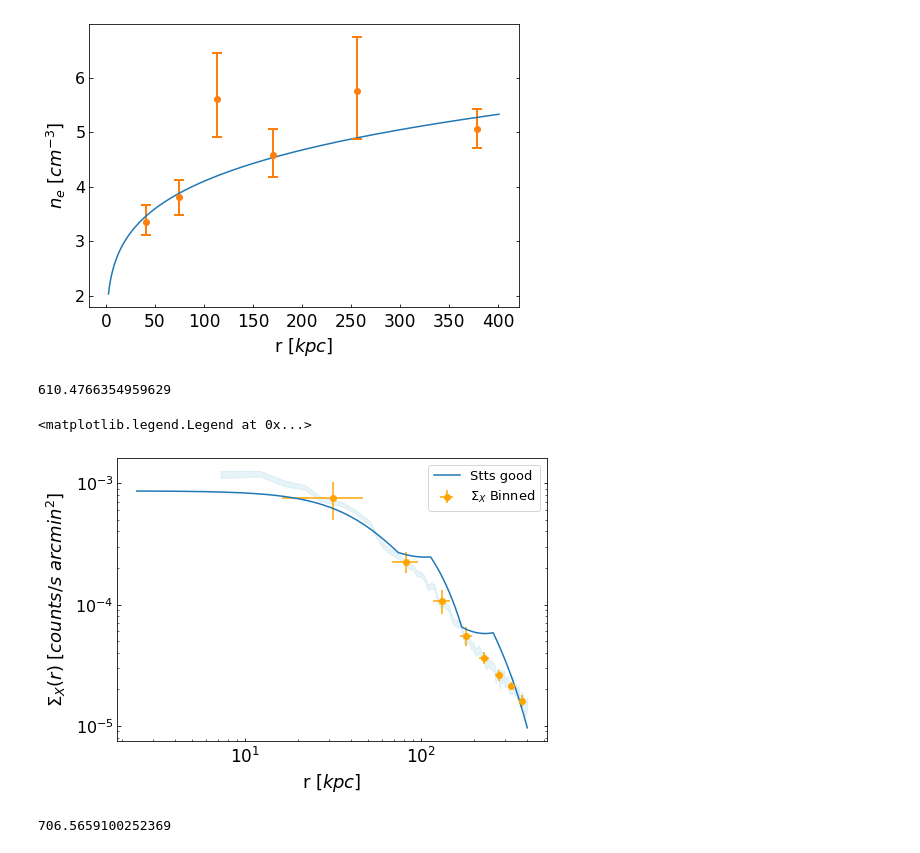
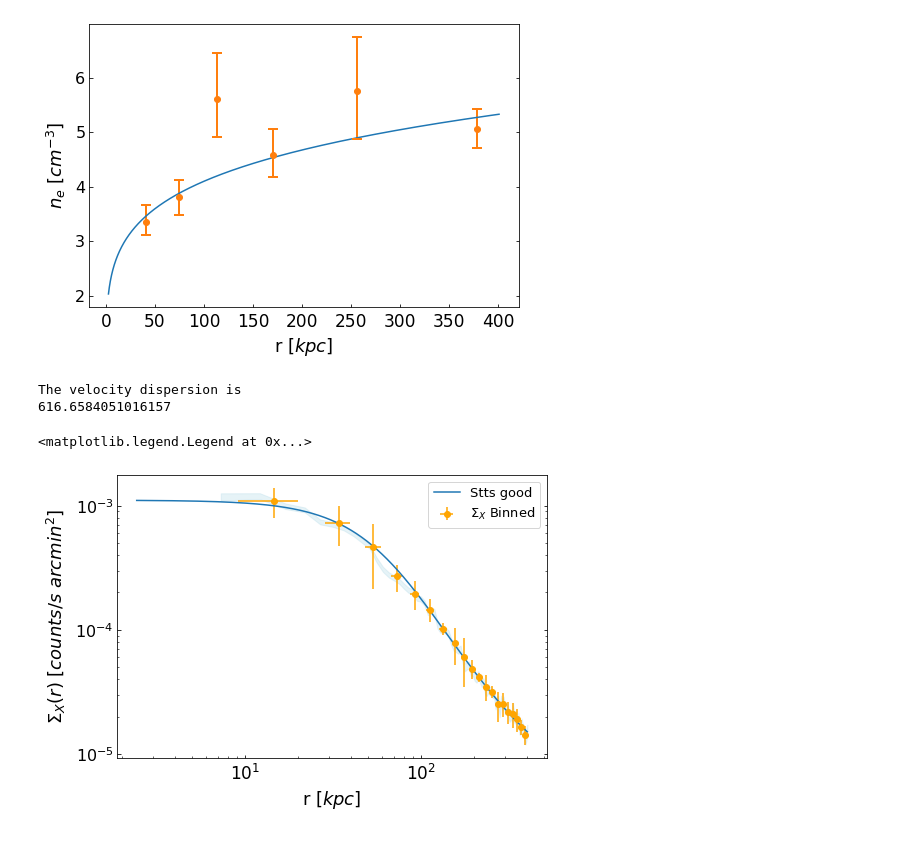
Before and after one commit to lorevannini/Cluster_exercise, a Jupyter notebook: Exrcise.ipynb, the cells around one changed output. Drawn from its saved outputs; the diff is of its cells as text; code cells hidden in the pictures.

```diff
--- a/Exrcise.ipynb
+++ b/Exrcise.ipynb
@@ -74,4 +85,4 @@ n_max=n+n_error
 ###abundance
 mu=0.6
 
-num_bins = 8
+num_bins = 20
@@ -307,7 +389,7 @@ kT_error = [kT - kT_minerror, kT_maxerror - kT]
 def T_clus(b, I, r, beta):
     return I*np.power((1+(b/r)**2), 3/2*beta)
 
-kT_error = (kT_maxerror + kT_minerror)
+kT_error = (kT_maxerror + kT_minerror)/2
 
 ppot, covp= curve_fit(T_clus, r_T, kT , sigma=kT_error, p0=[1.23402149, 0.08747063, 0.06041828])
 
@@ -349,13 +427,15 @@ plt.show()
 [figure]
 # %%
 sigma_f=(np.sqrt(beta_f*5*erg/(mu*m_p)))*1e-5
+
+print("The velocity dispersion is")
 print(sigma_f)
-T_F
 
 
-kT=T_clus(r_means, T_F, r_TT, alpha)
+kT=T_clus(r_SB, T_F, r_TT, alpha)
 # %% [output]
-610.4766354959629
+The velocity dispersion is
+616.6584051016157
 # %%
 def beta_bright_T(inputs, I, r, sigma):
 
@@ -364,42 +444,74 @@ def beta_bright_T(inputs, I, r, sigma):
     m_p = 1.672e-24
     return I * np.power((1 + (b / r) ** 2), 1/2 - 3 * ((sigma ** 2)*(mu * m_p)/kT ))
 
-inputs = (r_means, kT*erg)
+inputs = (r_SB, kT*erg)
 guess=[1e-3, 50, 1e7]
 
-popt, pcov = curve_fit(beta_bright_T, inputs, SB_means2, p0=guess, sigma=SB_stds2)
-I_f, r_f, sigma_f=popt
+popt, pcov = curve_fit(beta_bright_T, inputs, SB_main, p0=guess, sigma=3*SB_stdv)
+I_T, rr_T, sigma_T=popt
 # %%
 
-kT=kT_intp(rr)
-inp=(rr, kT*erg)
+T=T_clus(rr, T_F, r_TT, alpha)
+inp=(rr, T*erg)
 
 plt.figure(figsize=(7.7, 5.2))
-plt.plot(rr, beta_bright_T(inp, I_f, r_f, sigma_f), label="Stts good")
+plt.plot(rr, beta_bright_T(inp,I_T, rr_T, sigma_T), label="Stts good")
 
 
-plt.errorbar(r_means, SB_means, yerr=SB_stds, xerr=r_stds, fmt='o', color='orange', label='$\Sigma_X$ Binned')
+plt.errorbar(r_SB, SB_main, yerr=3*SB_stdv, xerr=r_SB_stdv, fmt='o', color='orange', label='$\Sigma_X$ Binned')
 plt.xscale('log')
 plt.yscale('log')
 
 plt.xticks(fontsize=17)
 plt.yticks(fontsize=16)
 plt.tick_params(axis='x', which='both', direction='in', pad=6)  # Adjust pad to move x tick labels lower
 plt.tick_params(axis='y', which='both', direction='in')
 plt.fill_between(r, SB_min, SB_max, color="lightblue", alpha=0.3)
 
 plt.xlabel('r $[kpc]$', fontsize=18, labelpad=5)
 plt.ylabel(r'$\Sigma_X(r)$ [$counts/s$ $arcmin^2$]', fontsize=18,labelpad=7)
 plt.tick_params(axis='both', direction='in', which='both')
 ax = plt.gca()  # Get the current axes
 ax.yaxis.set_ticks_position('both')  # Show ticks on both sides
 ax.tick_params(axis='y', which='both', direction='in')
 plt.legend(fontsize=13)
 # %% [output]
 <matplotlib.legend.Legend at 0x...>
-[figure, old version]
+[figure, new version]
 # %%
-print(sigma_f*1e-5)
+##getting the T for the radius of the binns
+kT=T_clus(r_n, T_F, r_TT, alpha)
+inputs = (r_n, kT*erg)
+
+###SIngle beta model for n
+
+def beta_n_T(inputs, I, r, sigma):
+
+    b, kT = inputs
+    mu = 0.6
+    m_p = 1.672e-24
+    return I * np.power((1 + (b / r) ** 2), - 3/2 * ((sigma ** 2)*(mu * m_p)/kT ))
+
+
+
+guess=[1e-3, 50, 1e7]
+
+popt, pcov = curve_fit(beta_n_T, inputs, n_main, p0=guess, sigma=n_stdv)
+I_n_T, r_n_T, sigma_n_T=popt
+
+
+
+###Double beta model for n#####
+
+def duble_beta_n_T(inputs, I, r, sigma, I2, r2, sigma2):
+
+    b, kT = inputs
+    mu = 0.6
+    m_p = 1.672e-24
+    return I * np.power((1 + (b / r) ** 2), - 3/2 * ((sigma ** 2)*(mu * m_p)/kT ))+I2 * np.power((1 + (b / r2) ** 2), - 3/2 * ((sigma2 ** 2)*(mu * m_p)/kT ))
+
+guess=[1e-3, 50, 1e7, 1e-3, 50, 1e7]
+
+popt, pcov = curve_fit(duble_beta_n_T, inputs, n_main, p0=guess, sigma=n_stdv)
+I_n_T2, r_n_T2, sigma_n_T2, I_n_T22, r_n_T22, sigma_n_T22=popt
-# %% [output]
-706.5659100252369
 # %%
```
Also changed, not shown: parts of 36 cells of this notebook.
